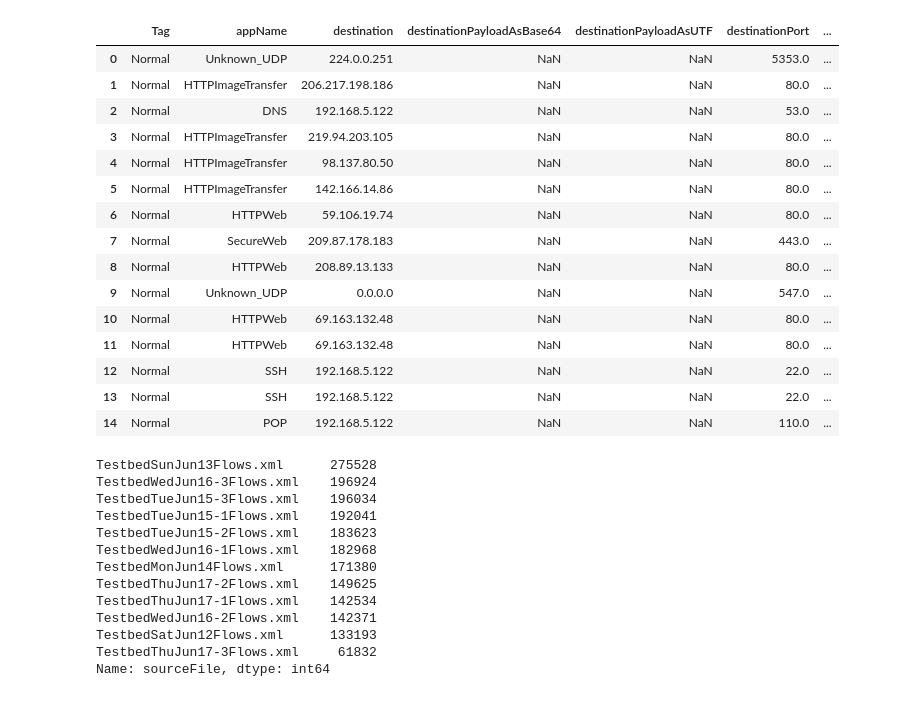
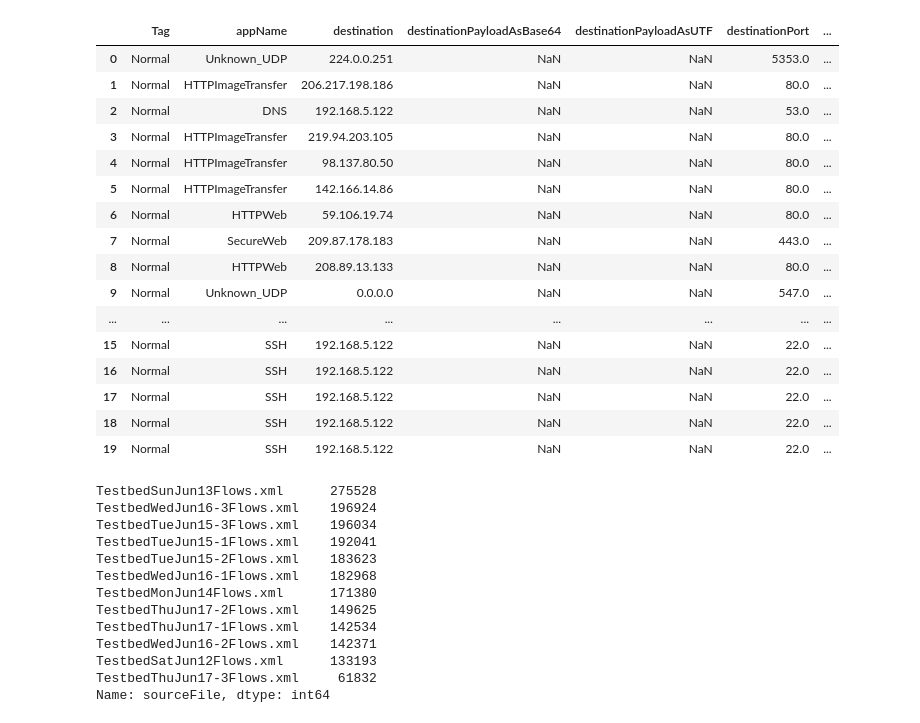
Before and after one commit to SanjitMahajan/UMD-Info-Challenge, a Jupyter notebook: FullData.ipynb, the cells around one changed output. Saved outputs shown, nothing was run; the diff lists cells and outputs as text; code cells hidden in the pictures.

```diff
--- a/FullData.ipynb
+++ b/FullData.ipynb
@@ -10,24 +10,25 @@ pd.set_option('display.max_columns', 50)
 pd.set_option('display.width', 1000)
 # %%
 df= pd.read_csv('iscxIDS2012.csv')
-df.head(15)
+df.head(20)
 # %% [output]
 |  | Tag | appName | destination | destinationPayloadAsBase64 | destinationPayloadAsUTF | destinationPort | ... |
 | 0 | Normal | Unknown_UDP | 224.0.0.251 | NaN | NaN | 5353.0 | ... |
 | 1 | Normal | HTTPImageTransfer | 206.217.198.186 | NaN | NaN | 80.0 | ... |
 | 2 | Normal | DNS | 192.168.5.122 | NaN | NaN | 53.0 | ... |
 | 3 | Normal | HTTPImageTransfer | 219.94.203.105 | NaN | NaN | 80.0 | ... |
 | 4 | Normal | HTTPImageTransfer | 98.137.80.50 | NaN | NaN | 80.0 | ... |
 | 5 | Normal | HTTPImageTransfer | 142.166.14.86 | NaN | NaN | 80.0 | ... |
 | 6 | Normal | HTTPWeb | 59.106.19.74 | NaN | NaN | 80.0 | ... |
 | 7 | Normal | SecureWeb | 209.87.178.183 | NaN | NaN | 443.0 | ... |
 | 8 | Normal | HTTPWeb | 208.89.13.133 | NaN | NaN | 80.0 | ... |
 | 9 | Normal | Unknown_UDP | 0.0.0.0 | NaN | NaN | 547.0 | ... |
-| 10 | Normal | HTTPWeb | 69.163.132.48 | NaN | NaN | 80.0 | ... |
-| 11 | Normal | HTTPWeb | 69.163.132.48 | NaN | NaN | 80.0 | ... |
-| 12 | Normal | SSH | 192.168.5.122 | NaN | NaN | 22.0 | ... |
-| 13 | Normal | SSH | 192.168.5.122 | NaN | NaN | 22.0 | ... |
-| 14 | Normal | POP | 192.168.5.122 | NaN | NaN | 110.0 | ... |
+| ... | ... | ... | ... | ... | ... | ... | ... |
+| 15 | Normal | SSH | 192.168.5.122 | NaN | NaN | 22.0 | ... |
+| 16 | Normal | SSH | 192.168.5.122 | NaN | NaN | 22.0 | ... |
+| 17 | Normal | SSH | 192.168.5.122 | NaN | NaN | 22.0 | ... |
+| 18 | Normal | SSH | 192.168.5.122 | NaN | NaN | 22.0 | ... |
+| 19 | Normal | SSH | 192.168.5.122 | NaN | NaN | 22.0 | ... |
 # %%
 df.sourceFile.value_counts()
 # %% [output]
```
